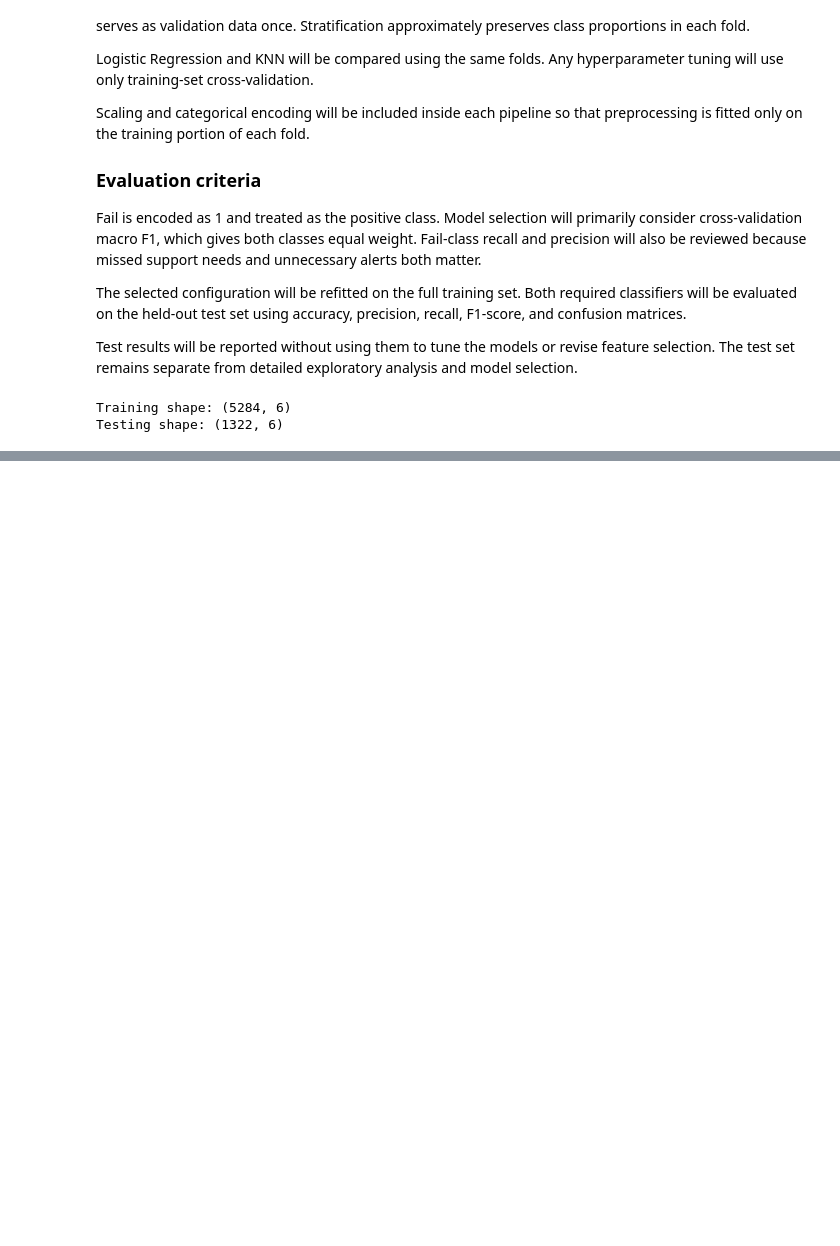
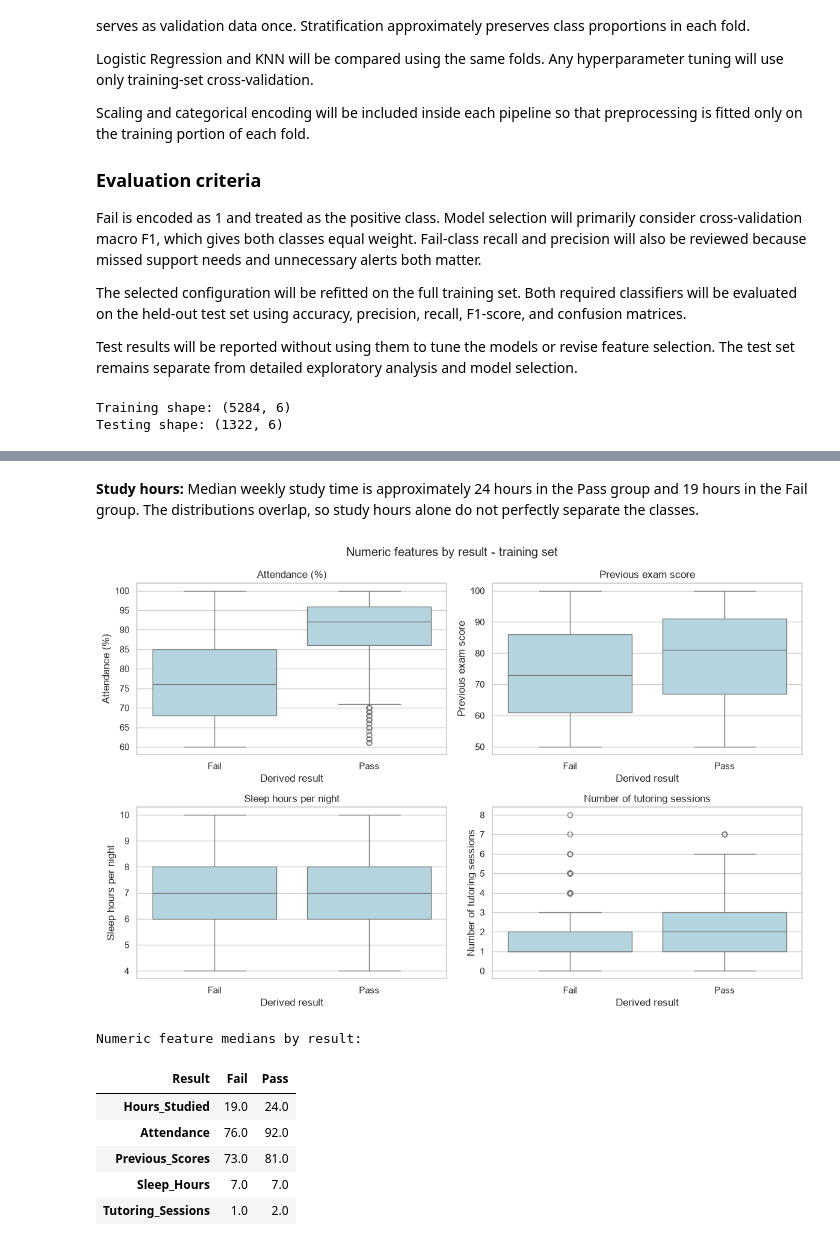
Before and after one commit to RariRaj/student-performance-prediction, a Jupyter notebook: notebooks/analysis.ipynb, the cells around one changed output, grey strips where cells are left out. Drawn from its saved outputs; the diff is of its cells as text; code cells hidden in the pictures; blank space fills up the shorter version.

```diff
--- a/notebooks/analysis.ipynb
+++ b/notebooks/analysis.ipynb
@@ -638,0 +725,51 @@ display(resource_proportions.round(2))
+# %% [markdown]
+**Study hours:** Median weekly study time is approximately 24 hours
+   in the Pass group and 19 hours in the Fail group. The distributions
+   overlap, so study hours alone do not perfectly separate the classes.
+# %%
+#Other numeric features by Pass/Fail
+other_numeric_features = [
+    "Attendance",
+    "Previous_Scores",
+    "Sleep_Hours",
+    "Tutoring_Sessions",
+]
+
+fig, axes = plt.subplots(2, 2, figsize=(12, 8))
+
+for ax, column in zip(axes.flat, other_numeric_features):
+    sns.boxplot(
+        data=eda_df,
+        x="Result",
+        y=column,
+        order=RESULT_ORDER,
+        color="lightblue",
+        ax=ax,
+    )
+
+    ax.set_title(feature_labels[column])
+    ax.set_xlabel("Derived result")
+    ax.set_ylabel(feature_labels[column])
+
+fig.suptitle("Numeric features by result - training set")
+fig.tight_layout()
+fig.savefig(FIGURES_DIR / "04_features_by_result.png", dpi=150)
+plt.show()
+
+# Exact medians to support written observations.
+print("Numeric feature medians by result:")
+display(
+    eda_df.groupby("Result")[numeric_features]
+    .median()
+    .reindex(RESULT_ORDER)
+    .T
+)
+# %% [output]
+[figure, added]
+Numeric feature medians by result:
+| Result | Fail | Pass |
+| Hours_Studied | 19.0 | 24.0 |
+| Attendance | 76.0 | 92.0 |
+| Previous_Scores | 73.0 | 81.0 |
+| Sleep_Hours | 7.0 | 7.0 |
+| Tutoring_Sessions | 1.0 | 2.0 |
```
Also changed, not shown: parts of 42 cells of this notebook.
